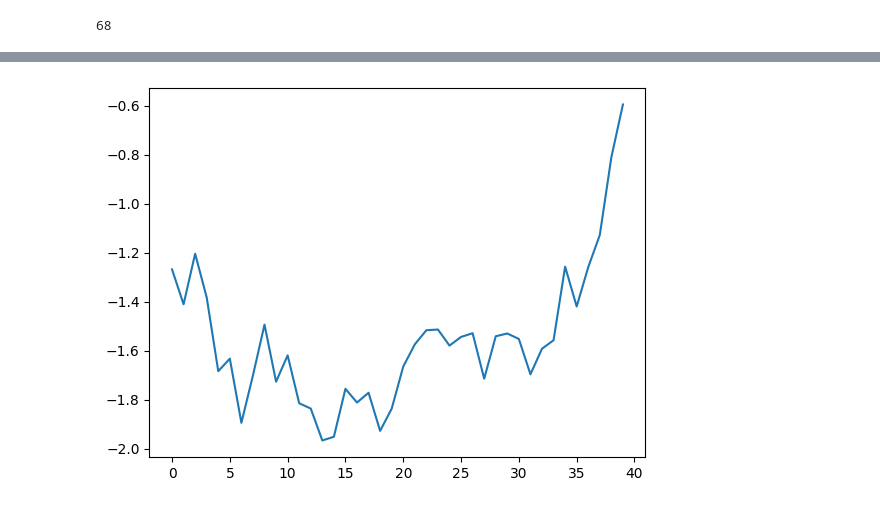
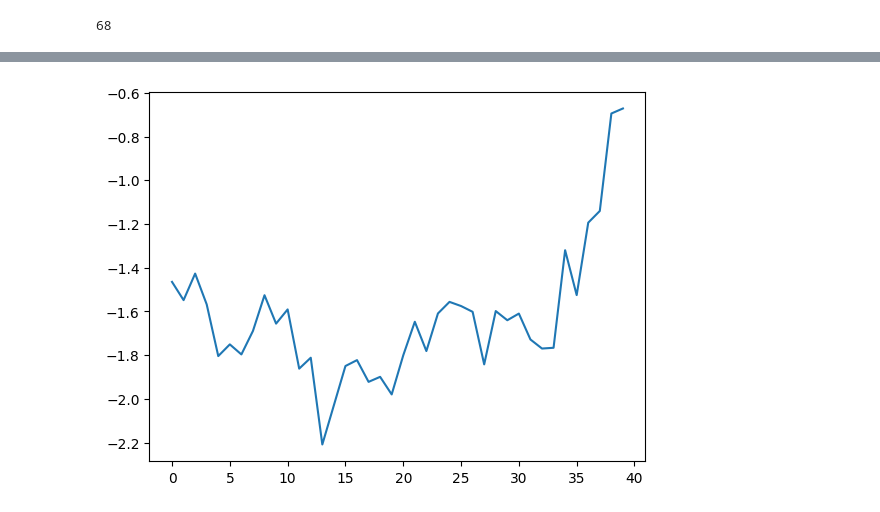
Before and after one commit to mccoy0928/-, a Jupyter notebook: 20230727_myData_try.ipynb, the cells around one changed output, grey strips where cells are left out. Drawn from its saved outputs; the diff is of its cells as text; code cells hidden in the pictures.

```diff
--- a/20230727_myData_try.ipynb
+++ b/20230727_myData_try.ipynb
@@ -139,21 +72,17 @@ len(df2)
 # %%
-# b = []
-# for i in df2:
-#   mean = np.mean(df2[i])
-#   b.append(mean)
+# import numpy
+# from matplotlib import pyplot as plt
+df3 = df2.dropna()  # 剔除dataframe空值
+# a = df
+b = []
+for i in df3:
+  #mean = np.mean(df2[i])
+  mean = np.median(df3[i])
+  b.append(mean)
+
+# Plot the Data itself.
+plt.plot(b)
+
+plt.show()
+# %% [output]
+[figure, added]
-# %%
-# import numpy
-# from matplotlib import pyplot as plt
-
-# a = df
-b = []
-for i in df2:
-  mean = np.mean(df2[i])
-  b.append(mean)
-
-# Plot the Data itself.
-plt.plot(b)
-
-plt.show()
-# %% [output]
-[figure, removed]
```
Also changed, not shown: parts of 11 cells of this notebook.
